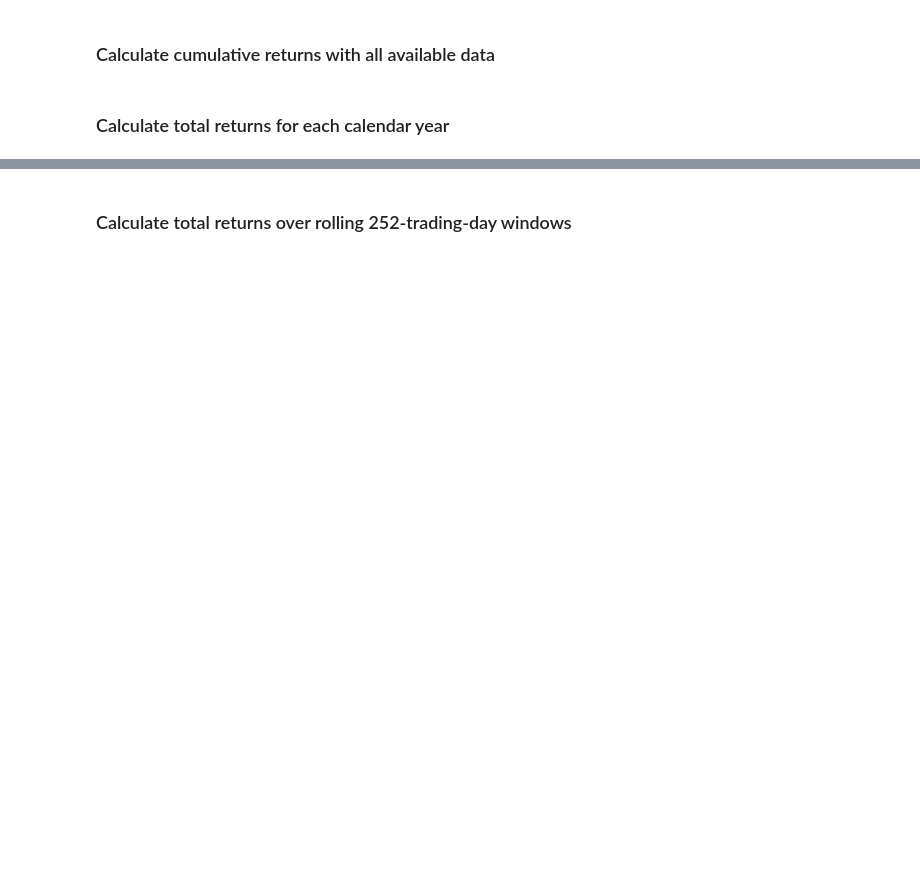
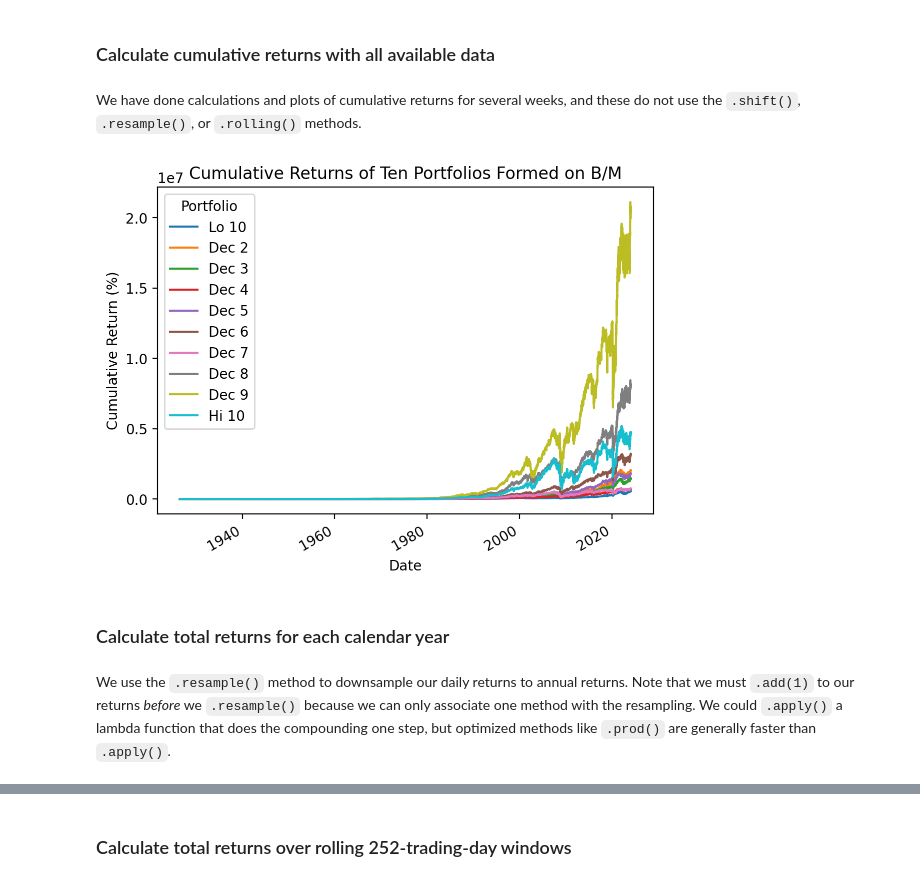
Before and after one commit to richard-herron/fina-6333-2024-spring, a Jupyter notebook: Notebooks/mckinney_11_practice_03.ipynb, the cells around one changed output, grey strips where cells are left out. Drawn from its saved outputs; the diff is of its cells as text; code cells hidden in the pictures; blank space fills up the shorter version.

Commit message:
Week 10 - Friday

```diff
--- a/Notebooks/mckinney_11_practice_03.ipynb
+++ b/Notebooks/mckinney_11_practice_03.ipynb
@@ -7,4 +146,25 @@
 # %% [markdown]
 ### Calculate cumulative returns with all available data
+# %% [markdown]
+We have done calculations and plots of cumulative returns for several weeks, and these do not use the `.shift()`, `.resample()`, or `.rolling()` methods.
+# %%
+(
+    be_me_vw
+    .add(1)
+    .cumprod() # compound cumulative returns
+    .sub(1)
+    .mul(100) # convert to percent
+    .plot()
+)
+
+plt.ylabel('Cumulative Return (%)')
+plt.title('Cumulative Returns of Ten Portfolios Formed on B/M')
+plt.show()
+# %% [output]
+[figure, added]
 # %% [markdown]
 ### Calculate total returns for each calendar year
+# %% [markdown]
+We use the `.resample()` method to downsample our daily returns to annual returns.
+Note that we must `.add(1)` to our returns *before* we `.resample()` because we can only associate one method with the resampling.
+We could `.apply()` a lambda function that does the compounding one step, but optimized methods like `.prod()` are generally faster than `.apply()`.
```
Also changed, not shown: parts of 43 cells of this notebook, 11 other files.
